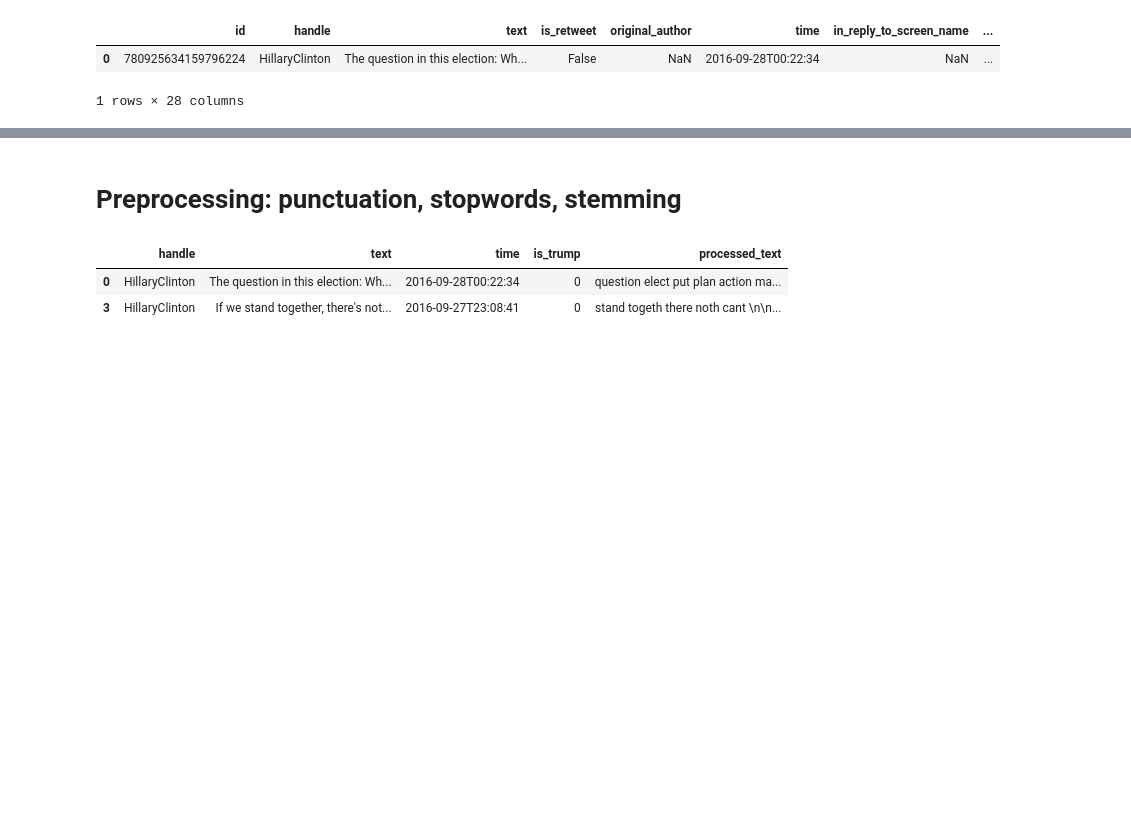
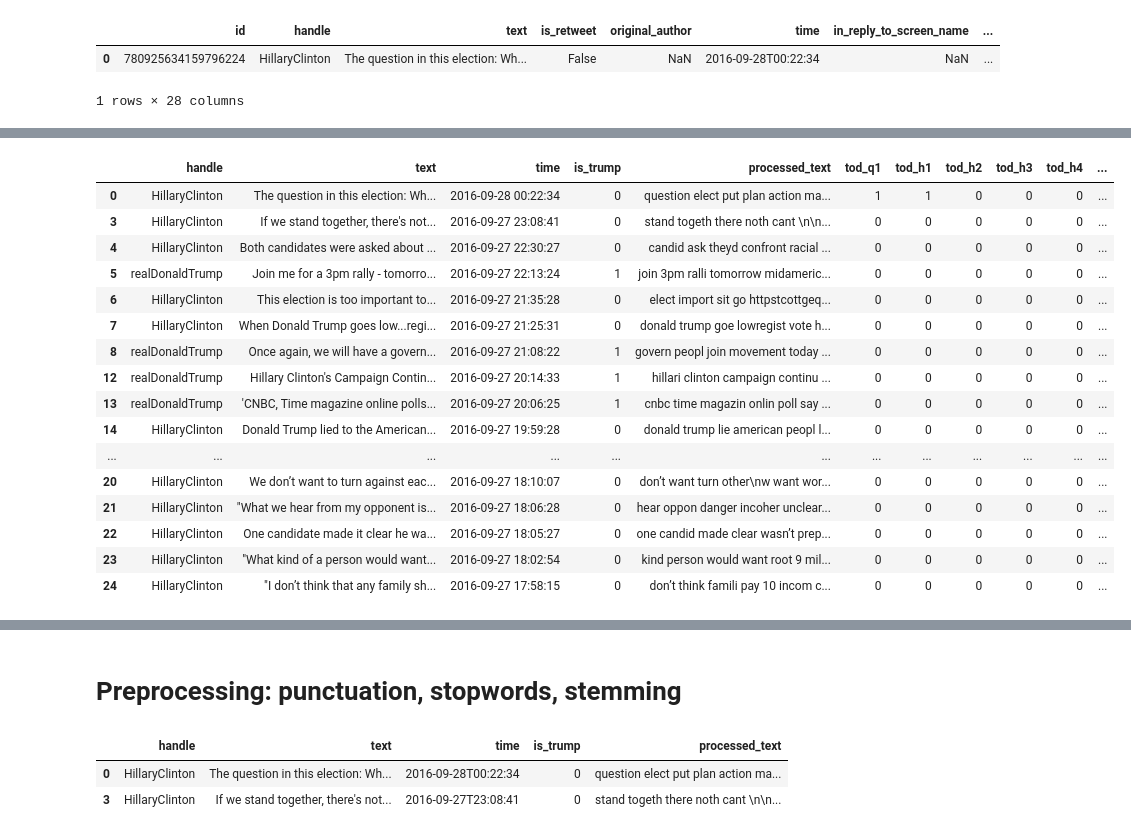
Before and after one commit to cgeppig/tweets, a Jupyter notebook: tweets_3.ipynb, the cells around one changed output, grey strips where cells are left out. Saved outputs shown, nothing was run; the diff lists cells and outputs as text; code cells hidden in the pictures; blank space fills up the shorter version.

```diff
--- a/tweets_3.ipynb
+++ b/tweets_3.ipynb
@@ -26,0 +44,20 @@ twr['is_trump'] = twr['handle'].apply(lambda x: 1 if x=="realDonaldTrump" else 0
+# %%
+twr.head(20)
+# %% [output]
+|  | handle | text | time | is_trump | processed_text | tod_q1 | tod_h1 | tod_h2 | tod_h3 | tod_h4 | ... |
+| 0 | HillaryClinton | The question in this election: Wh... | 2016-09-28 00:22:34 | 0 | question elect put plan action ma... | 1 | 1 | 0 | 0 | 0 | ... |
+| 3 | HillaryClinton | If we stand together, there's not... | 2016-09-27 23:08:41 | 0 | stand togeth there noth cant \n\n... | 0 | 0 | 0 | 0 | 0 | ... |
+| 4 | HillaryClinton | Both candidates were asked about ... | 2016-09-27 22:30:27 | 0 | candid ask theyd confront racial ... | 0 | 0 | 0 | 0 | 0 | ... |
+| 5 | realDonaldTrump | Join me for a 3pm rally - tomorro... | 2016-09-27 22:13:24 | 1 | join 3pm ralli tomorrow midameric... | 0 | 0 | 0 | 0 | 0 | ... |
+| 6 | HillaryClinton | This election is too important to... | 2016-09-27 21:35:28 | 0 | elect import sit go httpstcottgeq... | 0 | 0 | 0 | 0 | 0 | ... |
+| 7 | HillaryClinton | When Donald Trump goes low...regi... | 2016-09-27 21:25:31 | 0 | donald trump goe lowregist vote h... | 0 | 0 | 0 | 0 | 0 | ... |
+| 8 | realDonaldTrump | Once again, we will have a govern... | 2016-09-27 21:08:22 | 1 | govern peopl join movement today ... | 0 | 0 | 0 | 0 | 0 | ... |
+| 12 | realDonaldTrump | Hillary Clinton's Campaign Contin... | 2016-09-27 20:14:33 | 1 | hillari clinton campaign continu ... | 0 | 0 | 0 | 0 | 0 | ... |
+| 13 | realDonaldTrump | 'CNBC, Time magazine online polls... | 2016-09-27 20:06:25 | 1 | cnbc time magazin onlin poll say ... | 0 | 0 | 0 | 0 | 0 | ... |
+| 14 | HillaryClinton | Donald Trump lied to the American... | 2016-09-27 19:59:28 | 0 | donald trump lie american peopl l... | 0 | 0 | 0 | 0 | 0 | ... |
+| ... | ... | ... | ... | ... | ... | ... | ... | ... | ... | ... | ... |
+| 20 | HillaryClinton | We don’t want to turn against eac... | 2016-09-27 18:10:07 | 0 | don’t want turn other\nw want wor... | 0 | 0 | 0 | 0 | 0 | ... |
+| 21 | HillaryClinton | "What we hear from my opponent is... | 2016-09-27 18:06:28 | 0 | hear oppon danger incoher unclear... | 0 | 0 | 0 | 0 | 0 | ... |
+| 22 | HillaryClinton | One candidate made it clear he wa... | 2016-09-27 18:05:27 | 0 | one candid made clear wasn’t prep... | 0 | 0 | 0 | 0 | 0 | ... |
+| 23 | HillaryClinton | "What kind of a person would want... | 2016-09-27 18:02:54 | 0 | kind person would want root 9 mil... | 0 | 0 | 0 | 0 | 0 | ... |
+| 24 | HillaryClinton | "I don’t think that any family sh... | 2016-09-27 17:58:15 | 0 | don’t think famili pay 10 incom c... | 0 | 0 | 0 | 0 | 0 | ... |
```
Also changed, not shown: parts of 26 cells of this notebook, 1 other file.
